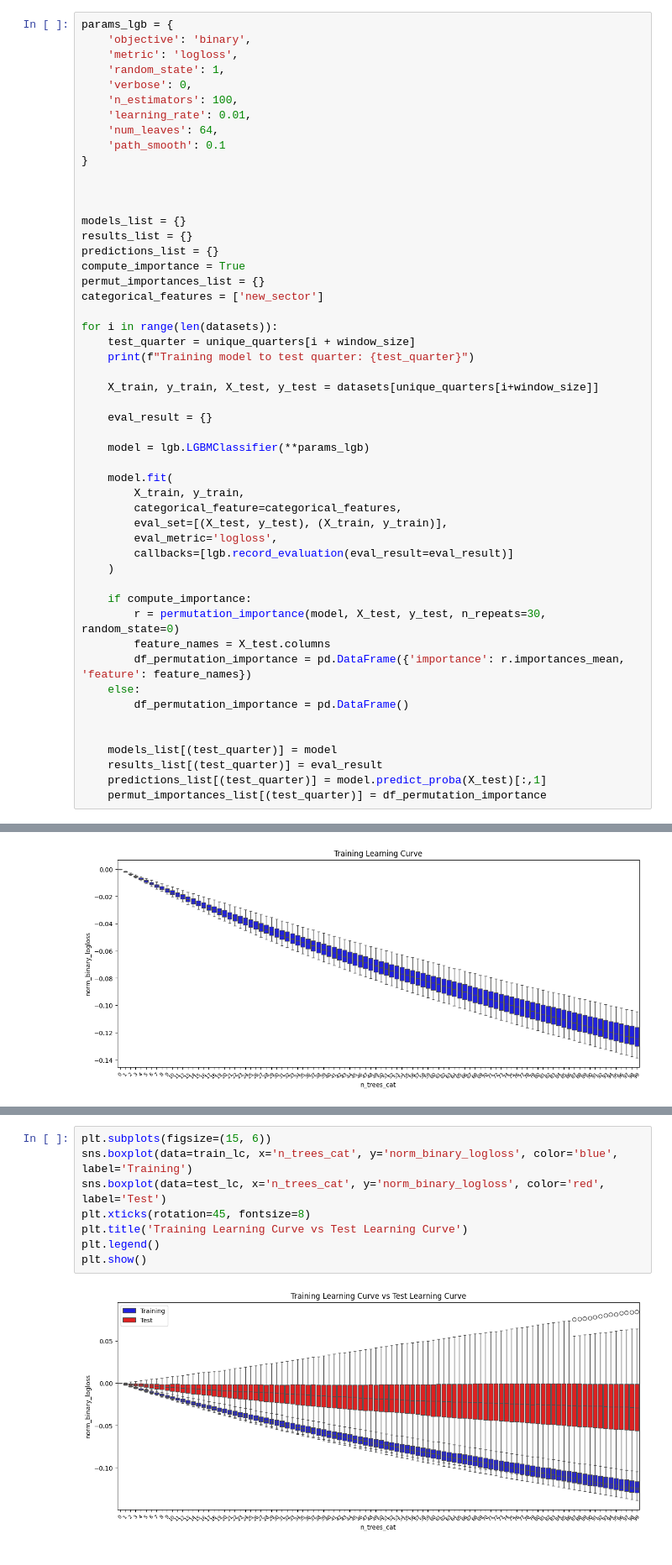
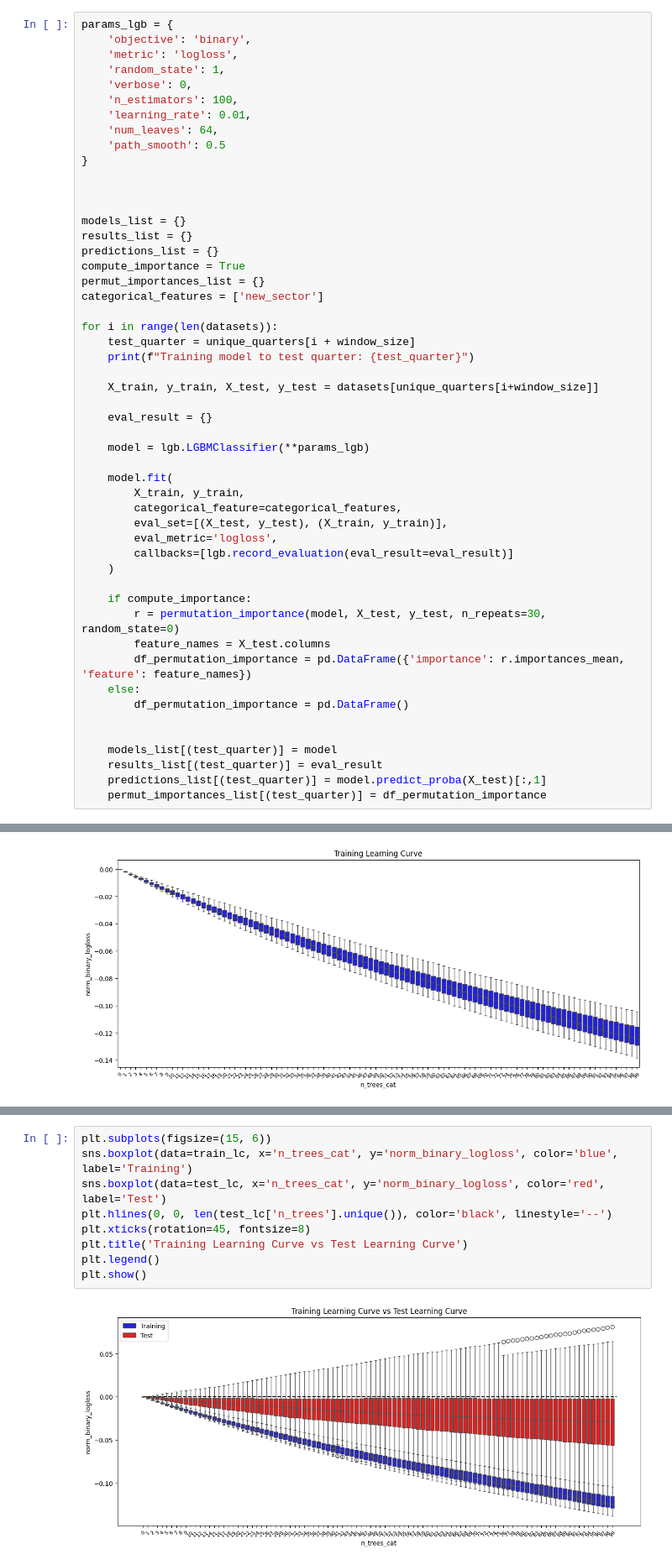
Before and after one commit to Zrive/zrive-ds-4q24-asset-ranking, a Jupyter notebook: src/module_3/training_data_binary.ipynb, the cells around one changed output, grey strips where cells are left out. Shown at 84% size. Cells and saved outputs as stored; diff of their text form.

```diff
--- a/src/module_3/training_data_binary.ipynb
+++ b/src/module_3/training_data_binary.ipynb
@@ -252,7 +254,7 @@ params_lgb = {
     'n_estimators': 100,
     'learning_rate': 0.01,
     'num_leaves': 64,
-    'path_smooth': 0.1
+    'path_smooth': 0.5
 }
 
 
@@ -337,13 +340,14 @@ plt.show()
 # %%
 plt.subplots(figsize=(15, 6))
 sns.boxplot(data=train_lc, x='n_trees_cat', y='norm_binary_logloss', color='blue', label='Training')
 sns.boxplot(data=test_lc, x='n_trees_cat', y='norm_binary_logloss', color='red', label='Test')
+plt.hlines(0, 0, len(test_lc['n_trees'].unique()), color='black', linestyle='--')
 plt.xticks(rotation=45, fontsize=8)
 plt.title('Training Learning Curve vs Test Learning Curve')
 plt.legend()
 plt.show()
 # %% [output]
-[figure, old version]
+[figure, new version]
 # %%
 importance_dfs = []
 
```
Also changed, not shown: parts of 18 cells of this notebook, 34 other files.
